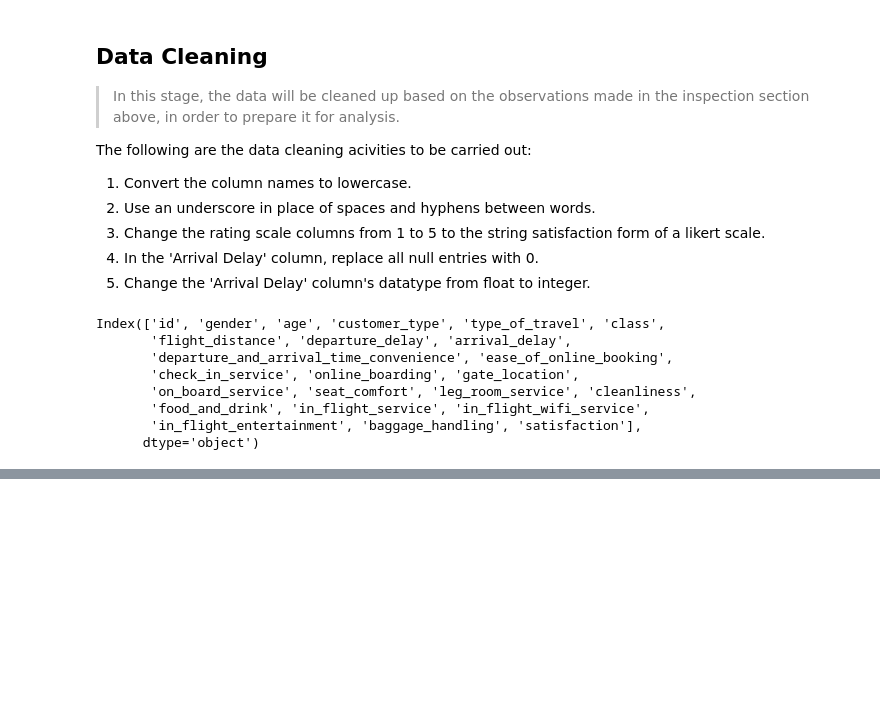
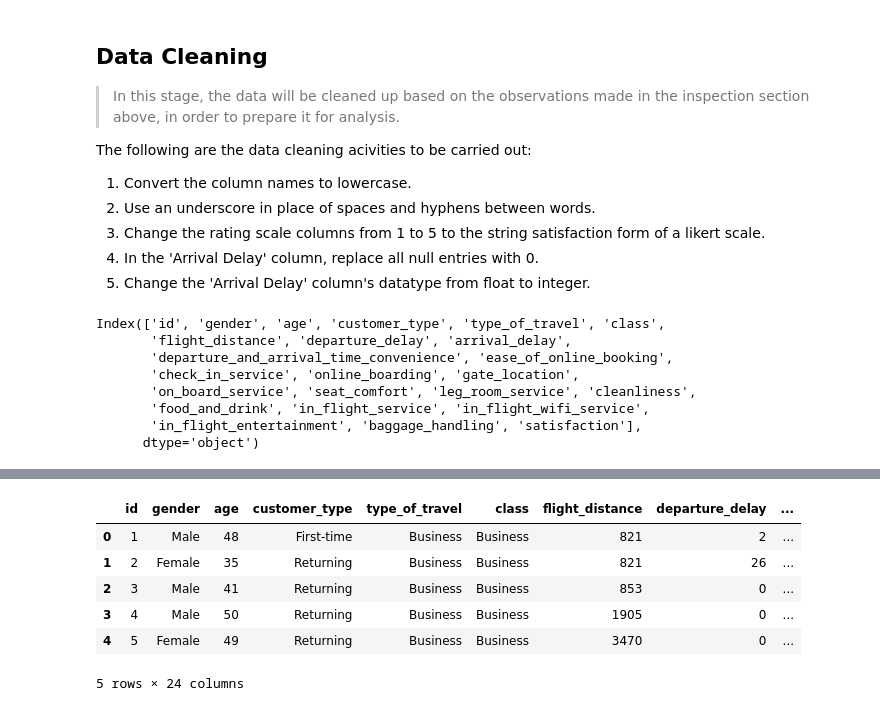
Before and after one commit to CertifiedBashir/Analysis_of_Airline_Passenger_Satisfaction, a Jupyter notebook: Airline Passenger Satisfaction.ipynb, the cells around one changed output, grey strips where cells are left out. Drawn from its saved outputs; the diff is of its cells as text; code cells hidden in the pictures; blank space fills up the shorter version.

Commit message:
Sanity Check After Data Cleaning

```diff
--- a/Airline Passenger Satisfaction.ipynb
+++ b/Airline Passenger Satisfaction.ipynb
@@ -245,0 +250,15 @@ data['arrival_delay'] = data['arrival_delay'].astype('int64')
+# %%
+# displaying few top rows from the dataframe
+# to validate that the column names and
+# rating scale columns have been cleaned
+
+
+data.head()
+# %% [output]
+|  | id | gender | age | customer_type | type_of_travel | class | flight_distance | departure_delay | ... |
+| 0 | 1 | Male | 48 | First-time | Business | Business | 821 | 2 | ... |
+| 1 | 2 | Female | 35 | Returning | Business | Business | 821 | 26 | ... |
+| 2 | 3 | Male | 41 | Returning | Business | Business | 853 | 0 | ... |
+| 3 | 4 | Male | 50 | Returning | Business | Business | 1905 | 0 | ... |
+| 4 | 5 | Female | 49 | Returning | Business | Business | 3470 | 0 | ... |
+5 rows × 24 columns
```
Also changed, not shown: parts of 2 cells of this notebook.
